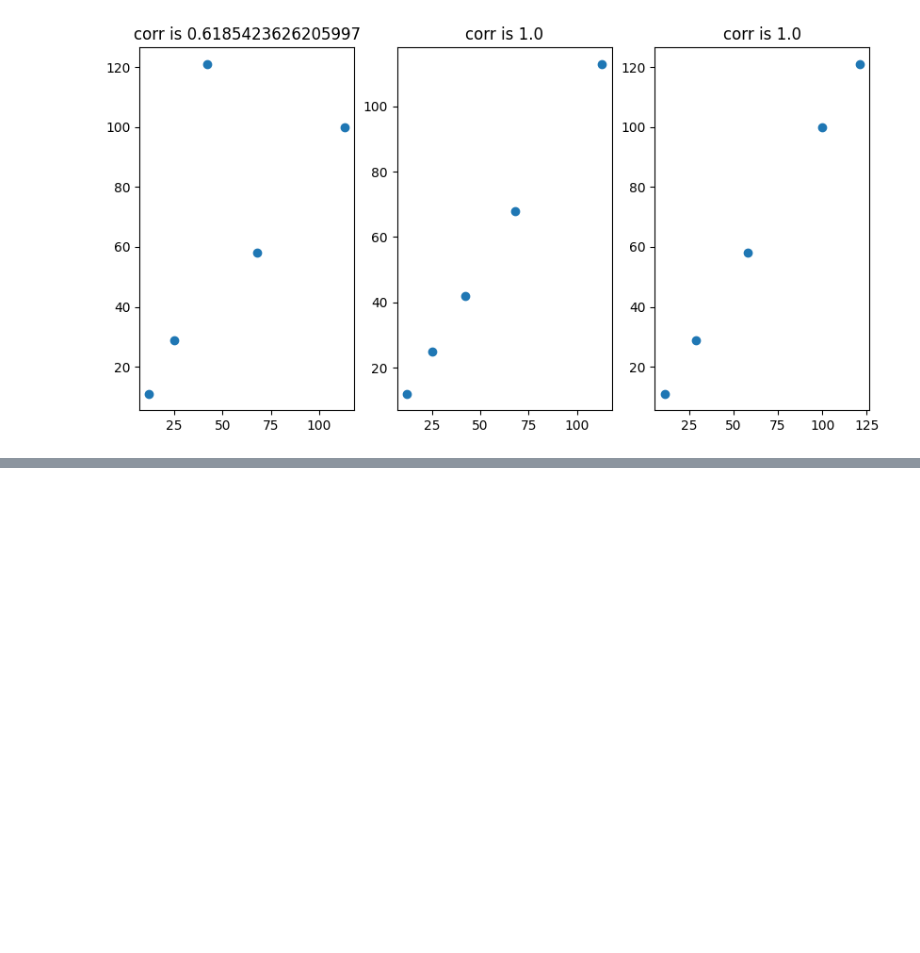
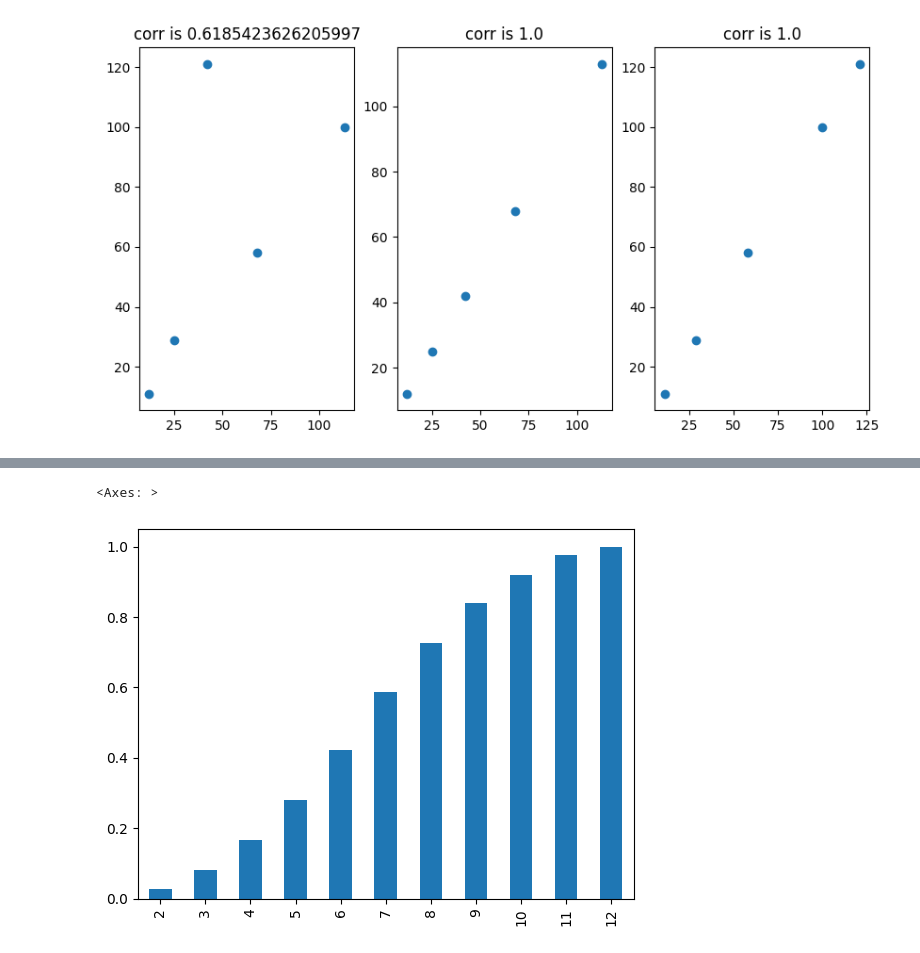
Before and after one commit to priyansh-commits/practice, a Jupyter notebook: stats.ipynb, the cells around one changed output, grey strips where cells are left out. Saved outputs shown, nothing was run; the diff lists cells and outputs as text; code cells hidden in the pictures; blank space fills up the shorter version.

```diff
--- a/stats.ipynb
+++ b/stats.ipynb
@@ -48,0 +62,13 @@ Text(0.5, 1.0, 'corr is 1.0')
+# %%
+import random
+l=[]
+for i in range(10000):
+  x=random.randint(1,6)
+  y=random.randint(1,6)
+  l.append(x+y)
+df=pd.Series(l)
+s=((df.value_counts())/(df.value_counts().sum())).sort_index(ascending=True)
+np.cumsum(s).plot(kind='bar')
+# %% [output]
+<Axes: >
+[figure, added]
```
Also changed, not shown: parts of 2 cells of this notebook.
